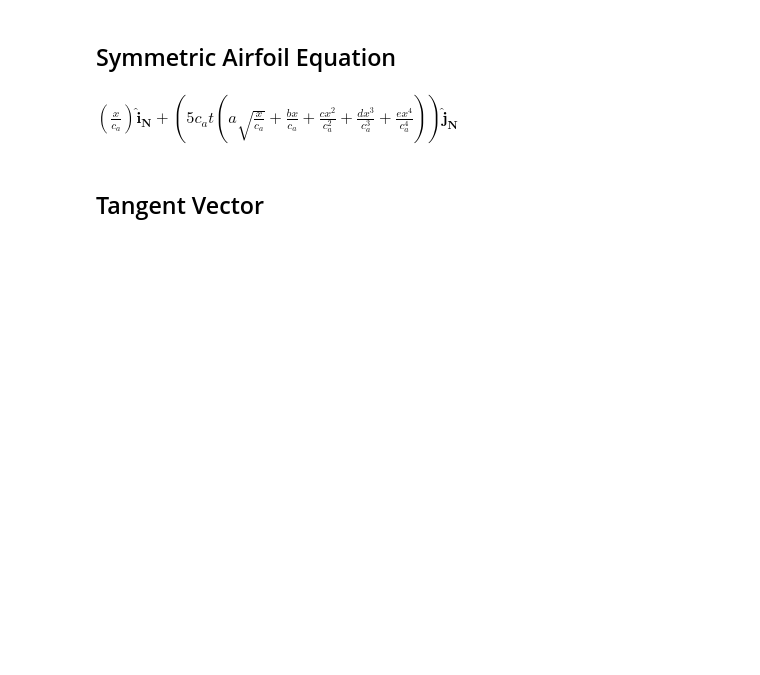
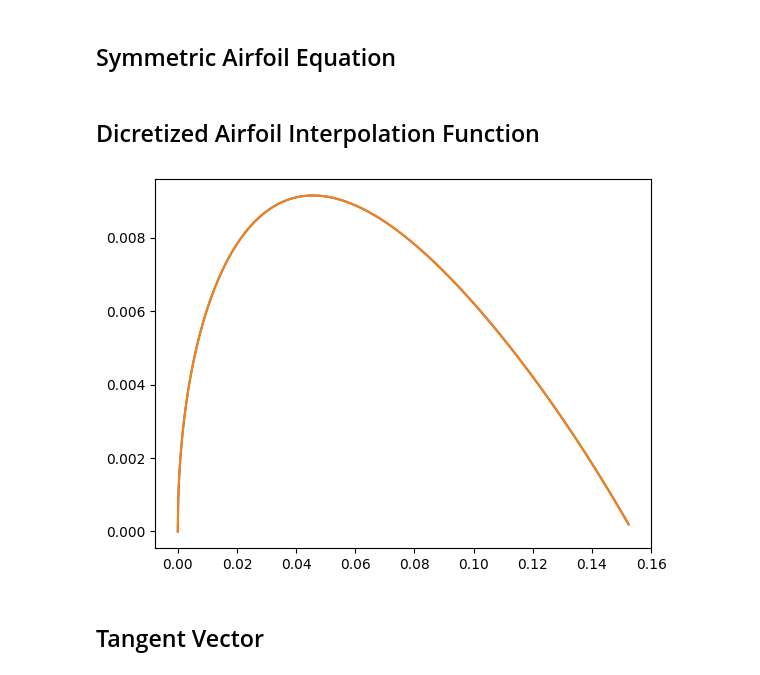
Before and after one commit to ddm-j/AE447Lab2, a Jupyter notebook: Airfoil Integration.ipynb, the cells around one changed output. Drawn from its saved outputs; the diff is of its cells as text; code cells hidden in the pictures; blank space fills up the shorter version.

```diff
--- a/Airfoil Integration.ipynb
+++ b/Airfoil Integration.ipynb
@@ -19,9 +21,36 @@ N = CoordSys3D('N')
 # %%
 airfoil = x*N.i + c_a*5*t*(a*sym.sqrt(x) + b*x + c*sym.Pow(x, 2) + d*sym.Pow(x, 3) + e*sym.Pow(x, 4))*N.j
 airfoil = airfoil.subs(x, x/c_a)
-airfoil
+coeffs = {
+    'a':0.2969,
+    'b':-0.1260,
+    'c':-0.3516,
+    'd':0.2843,
+    'e':-0.1015,
+    't':0.12,
+    'c_a':6*0.0254
+}
+airfoil = airfoil.subs(coeffs)
-# %% [output]
-$\displaystyle \left(\frac{x}{c_{a}}\right)\mathbf{\hat{i}_{N}} + \left(5 c_{a} t \left(a \sqrt{\frac{x}{c_{a}}} + \frac{b x}{c_{a}} + \frac{c x^{2}}{c_{a}^{2}} + \frac{d x^{3}}{c_{a}^{3}} + \frac{e x^{4}}{c_{a}^{4}}\right)\right)\mathbf{\hat{j}_{N}}$
+# %% [markdown]
+## Dicretized Airfoil Interpolation Function
+# %%
+# Log Discretize the Space
+x_l = np.geomspace(0.0001, coeffs['c_a'], num = 500)
+x_l[0] = 0.0
+
+# Get Airfoil Coordinates
+a_f = lambdify(x, airfoil.coeff(N.j))
+a_l = a_f(x_l)
+
+# Interpolate the Data to Remove the Tangent Discontinuity
+a_int = inter.InterpolatedUnivariateSpline(x_l, a_l)
+t_int = a_int.derivative()
+
+plt.plot(x_l, a_l)
+plt.plot(x_l, a_int(x_l))
+plt.show()
+# %% [output]
+[figure, added]
 # %% [markdown]
 ## Tangent Vector
 # %%
```
Also changed, not shown: parts of 11 cells of this notebook, 4 other files.
